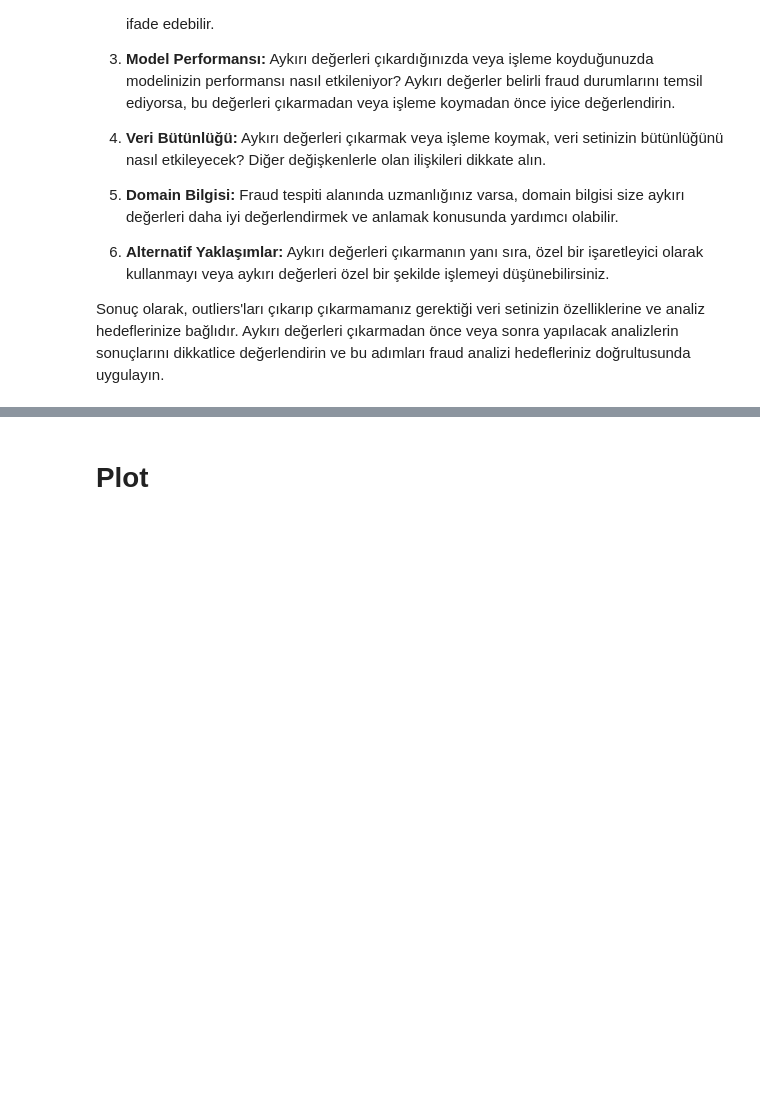
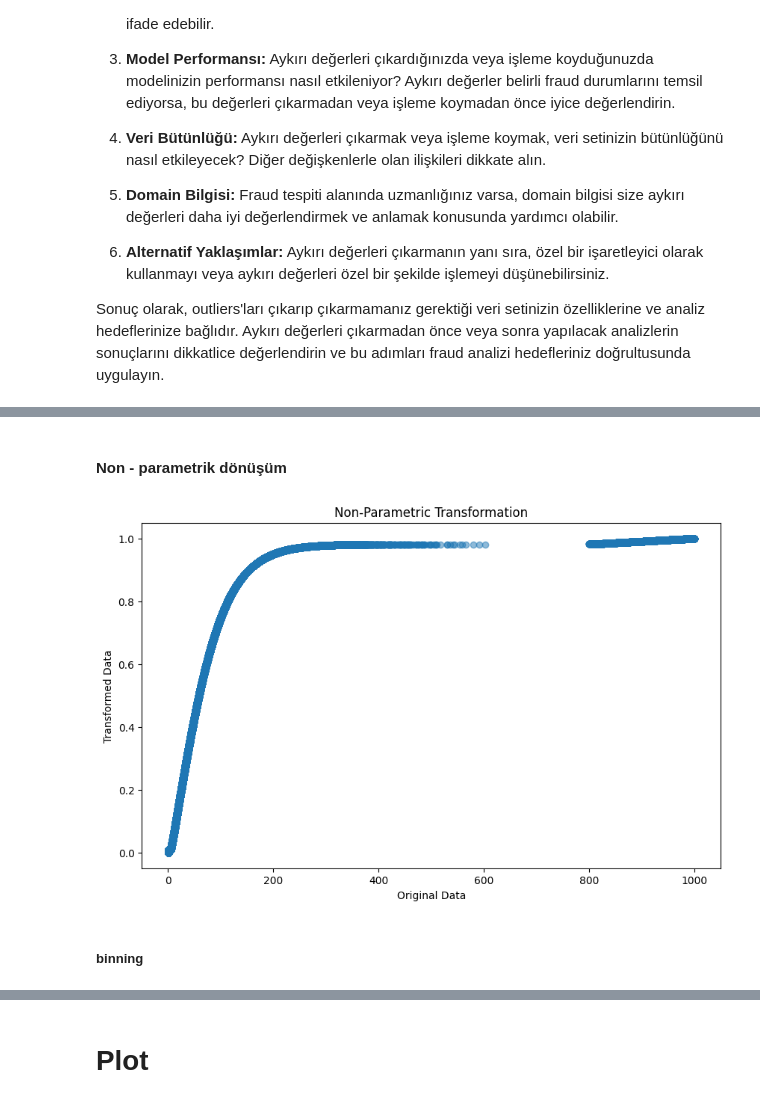
Before and after one commit to Muhammedali26/Projects, a Jupyter notebook: fraud-detection/main.ipynb, the cells around one changed output, grey strips where cells are left out. Cells and saved outputs as stored; diff of their text form; code cells hidden in the pictures; blank space fills up the shorter version.

```diff
--- a/fraud-detection/main.ipynb
+++ b/fraud-detection/main.ipynb
@@ -302,0 +399,27 @@ Sonuç olarak, outliers'ları çıkarıp çıkarmamanız gerektiği veri setiniz
+# %% [markdown]
+#### Non - parametrik dönüşüm
+# %%
+from scipy.stats import rankdata
+from statsmodels.distributions.empirical_distribution import ECDF
+
+# Veri setinizin "transaction dollar amount" sütunu
+data = merged_df['transaction_dollar_amount']
+
+# Ranks ve ECDF hesaplama
+ranks = rankdata(data)
+ecdf = ECDF(data)
+
+# Ranks'a göre veri dönüşümü
+transformed_data = ecdf(data)
+
+# Görselleştirme
+plt.figure(figsize=(10, 6))
+plt.plot(data, transformed_data, 'o', alpha=0.5)
+plt.title("Non-Parametric Transformation")
+plt.xlabel("Original Data")
+plt.ylabel("Transformed Data")
+plt.show()
+# %% [output]
+[figure, added]
+# %% [markdown]
+##### binning
```
Also changed, not shown: parts of 23 cells of this notebook.
